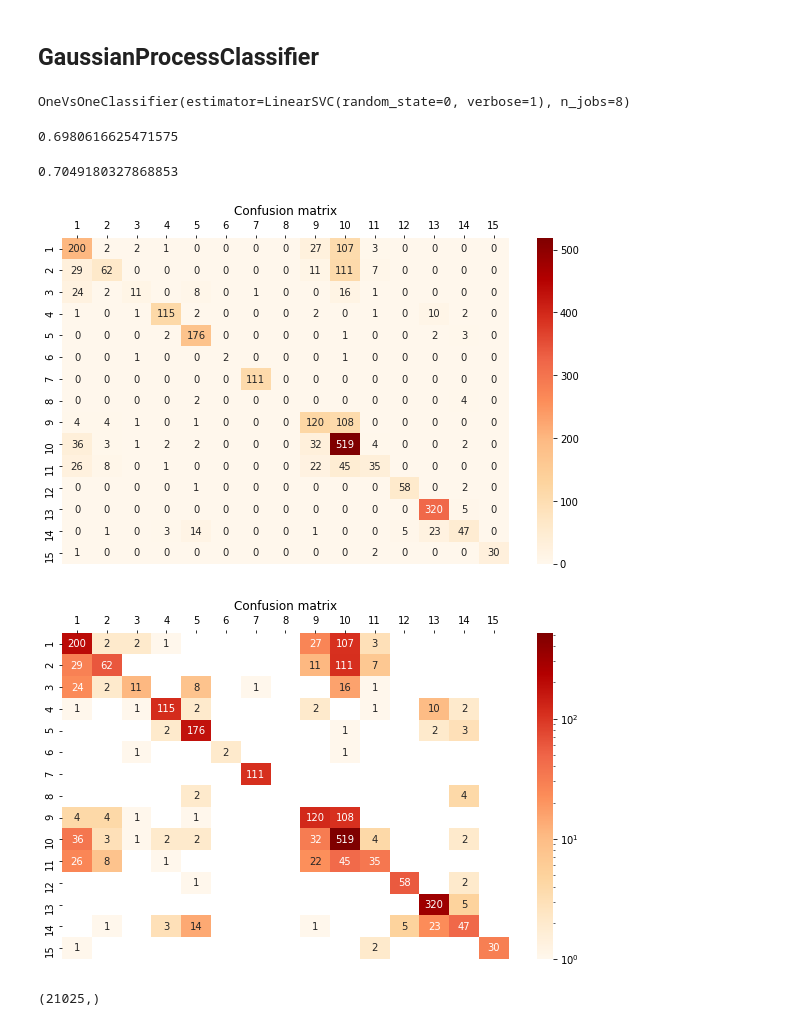
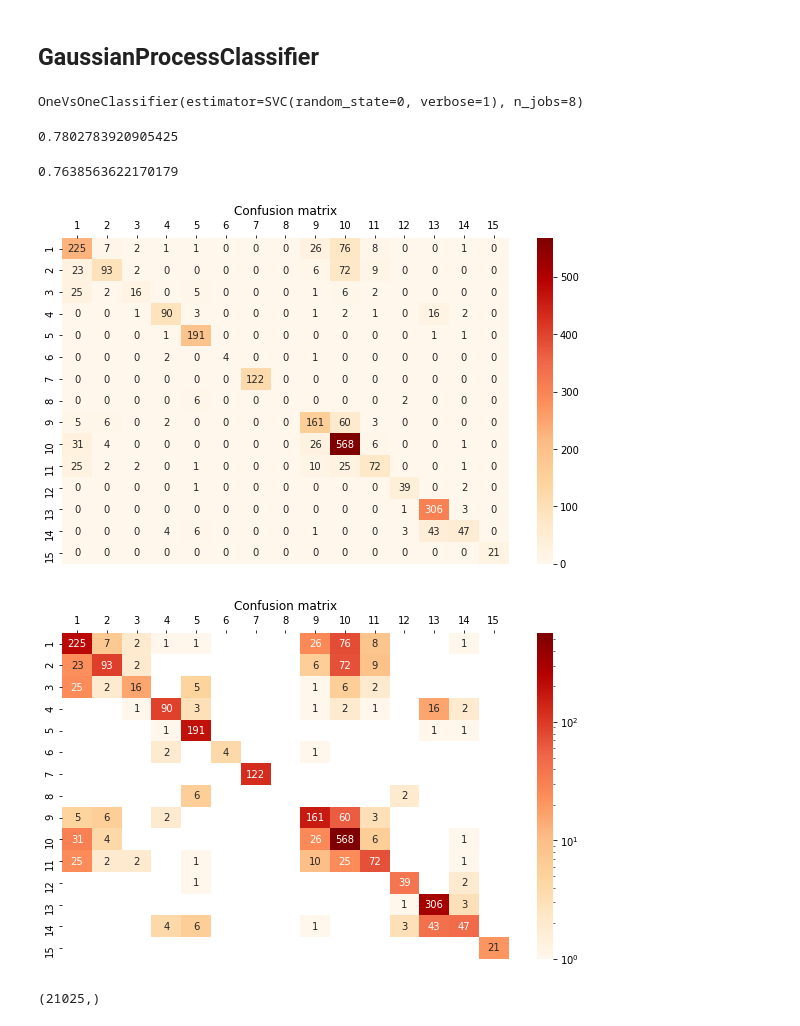
Before and after one commit to SabineHU/projet-IML, a Jupyter notebook: src/supervised_OnevOne_SVC.ipynb, the cells around one changed output. Drawn from its saved outputs; the diff is of its cells as text; code cells hidden in the pictures.

Commit message:
Adding SVC + rename to Linear SVC

```diff
--- a/src/supervised_OnevOne_SVC.ipynb
+++ b/src/supervised_OnevOne_SVC.ipynb
@@ -113,34 +113,34 @@ y_test shape: (2562,)
 # %% [markdown]
 ## GaussianProcessClassifier
 # %%
-modelSVC = LinearSVC(random_state=0, verbose=1)
+modelSVC = SVC(random_state=0, verbose=1)
 # %%
 model = OneVsOneClassifier(modelSVC, n_jobs=8)
 # %%
 model.fit(X_train_indiana, y_train_indiana)
 # %% [output]
-OneVsOneClassifier(estimator=LinearSVC(random_state=0, verbose=1), n_jobs=8)
+OneVsOneClassifier(estimator=SVC(random_state=0, verbose=1), n_jobs=8)
 # %%
 # training score
 model.score(X_train_indiana, y_train_indiana)
 # %% [output]
-0.6980616625471575
+0.7802783920905425
 # %%
 # testing score
 model.score(X_test_indiana, y_test_indiana)
 # %% [output]
-0.7049180327868853
+0.7638563622170179
 # %%
 preds_test = model.predict(X_test_indiana)
 preds_train = model.predict(X_train_indiana)
 # %%
-plot_confusion_matrix(y_test_indiana, preds, class_names=np.arange(1, 16))
+plot_confusion_matrix(y_test_indiana, preds_test, class_names=np.arange(1, 16))
 # %% [output]
-[figure, old version]
+[figure, new version]
 # %%
-plot_confusion_matrix(y_test_indiana, preds, class_names=np.arange(1, 16), log=True)
+plot_confusion_matrix(y_test_indiana, preds_test, class_names=np.arange(1, 16), log=True)
 # %% [output]
-[figure, old version]
+[figure, new version]
 # %%
 preds = np.hstack((preds_test, preds_train))
 # %%
```
Also changed, not shown: parts of 3 cells of this notebook.
